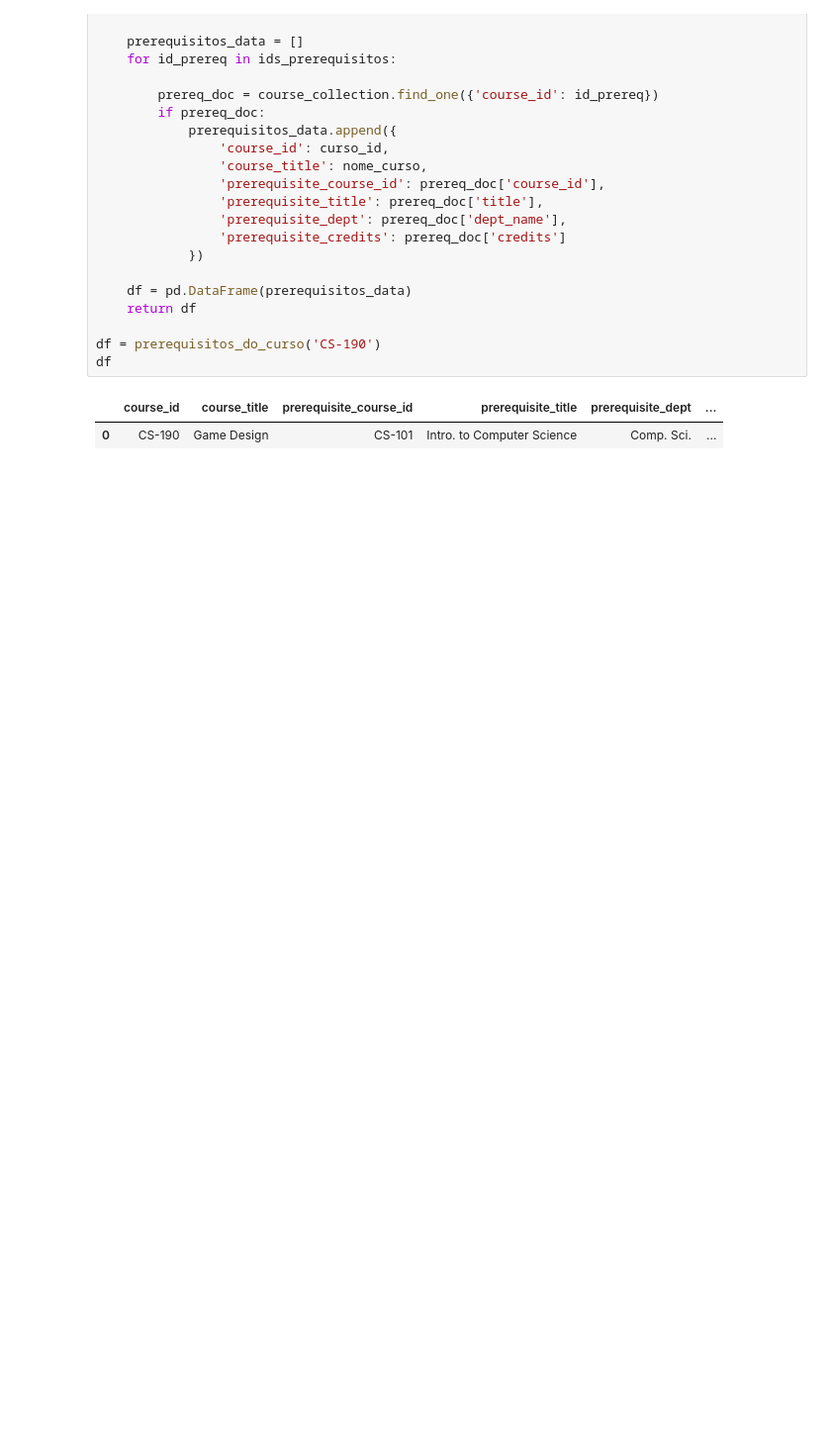
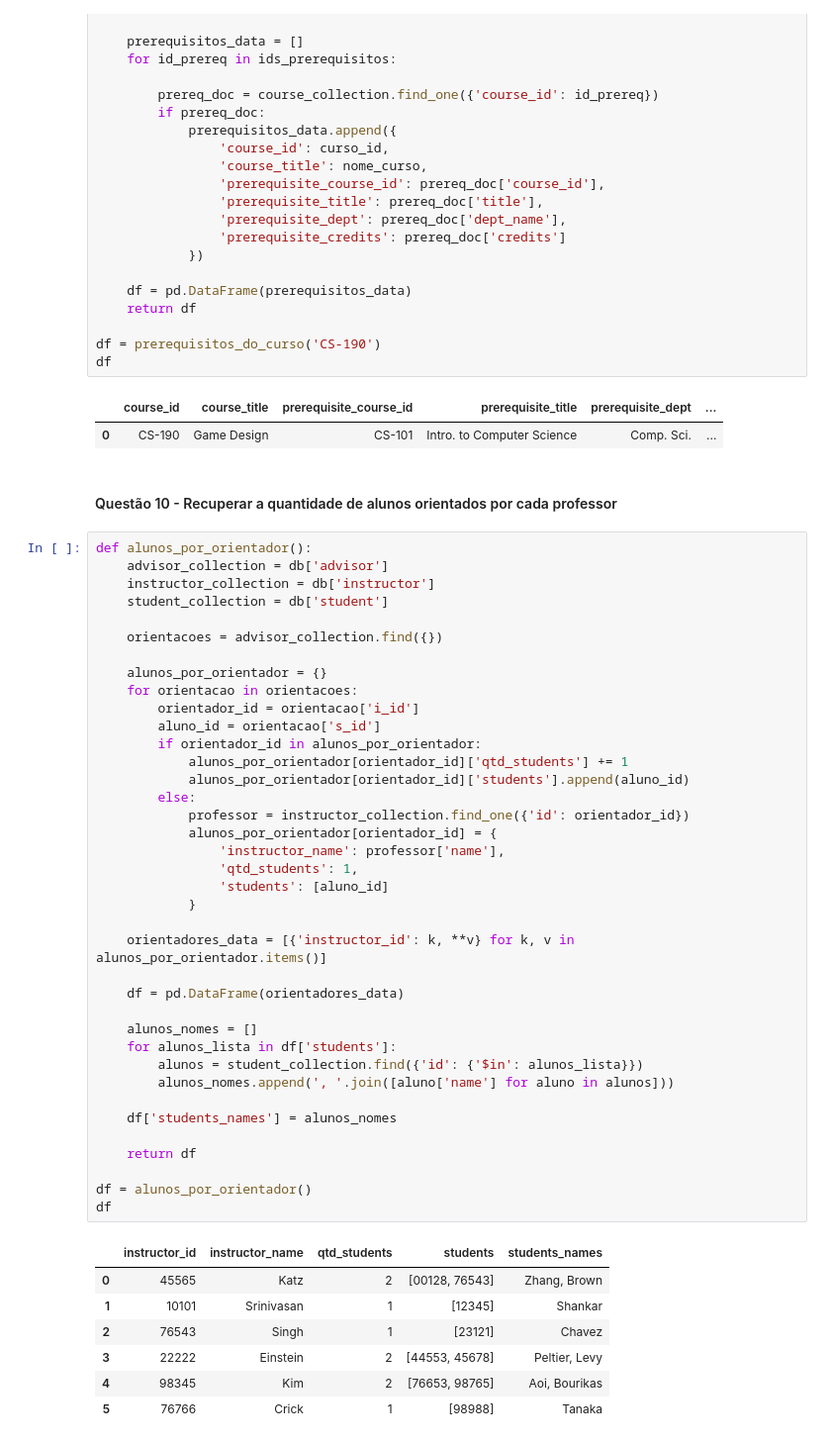
Before and after one commit to Massato01/BancoDeDadosAvancadoNoSQL, a Jupyter notebook: document_store/main.ipynb, the cells around one changed output. Shown: that part at 99% size. Drawn from its saved outputs; the diff is of its cells as text; blank space fills up the shorter version.

```diff
--- a/document_store/main.ipynb
+++ b/document_store/main.ipynb
@@ -604,3 +604,51 @@ df
 # %% [output]
 |  | course_id | course_title | prerequisite_course_id | prerequisite_title | prerequisite_dept | ... |
 | 0 | CS-190 | Game Design | CS-101 | Intro. to Computer Science | Comp. Sci. | ... |
+# %% [markdown]
+#### Questão 10 - Recuperar a quantidade de alunos orientados por cada professor
+# %%
+def alunos_por_orientador():
+    advisor_collection = db['advisor']
+    instructor_collection = db['instructor']
+    student_collection = db['student']
+
+    orientacoes = advisor_collection.find({})
+
+    alunos_por_orientador = {}
+    for orientacao in orientacoes:
+        orientador_id = orientacao['i_id']
+        aluno_id = orientacao['s_id']
+        if orientador_id in alunos_por_orientador:
+            alunos_por_orientador[orientador_id]['qtd_students'] += 1
+            alunos_por_orientador[orientador_id]['students'].append(aluno_id)
+        else:
+            professor = instructor_collection.find_one({'id': orientador_id})
+            alunos_por_orientador[orientador_id] = {
+                'instructor_name': professor['name'],
+                'qtd_students': 1,
+                'students': [aluno_id]
+            }
+
+    orientadores_data = [{'instructor_id': k, **v} for k, v in alunos_por_orientador.items()]
+
+    df = pd.DataFrame(orientadores_data)
+
+    alunos_nomes = []
+    for alunos_lista in df['students']:
+        alunos = student_collection.find({'id': {'$in': alunos_lista}})
+        alunos_nomes.append(', '.join([aluno['name'] for aluno in alunos]))
+
+    df['students_names'] = alunos_nomes
+
+    return df
+
+df = alunos_por_orientador()
+df
+# %% [output]
+|  | instructor_id | instructor_name | qtd_students | students | students_names |
+| 0 | 45565 | Katz | 2 | [00128, 76543] | Zhang, Brown |
+| 1 | 10101 | Srinivasan | 1 | [12345] | Shankar |
+| 2 | 76543 | Singh | 1 | [23121] | Chavez |
+| 3 | 22222 | Einstein | 2 | [44553, 45678] | Peltier, Levy |
+| 4 | 98345 | Kim | 2 | [76653, 98765] | Aoi, Bourikas |
+| 5 | 76766 | Crick | 1 | [98988] | Tanaka |
```
